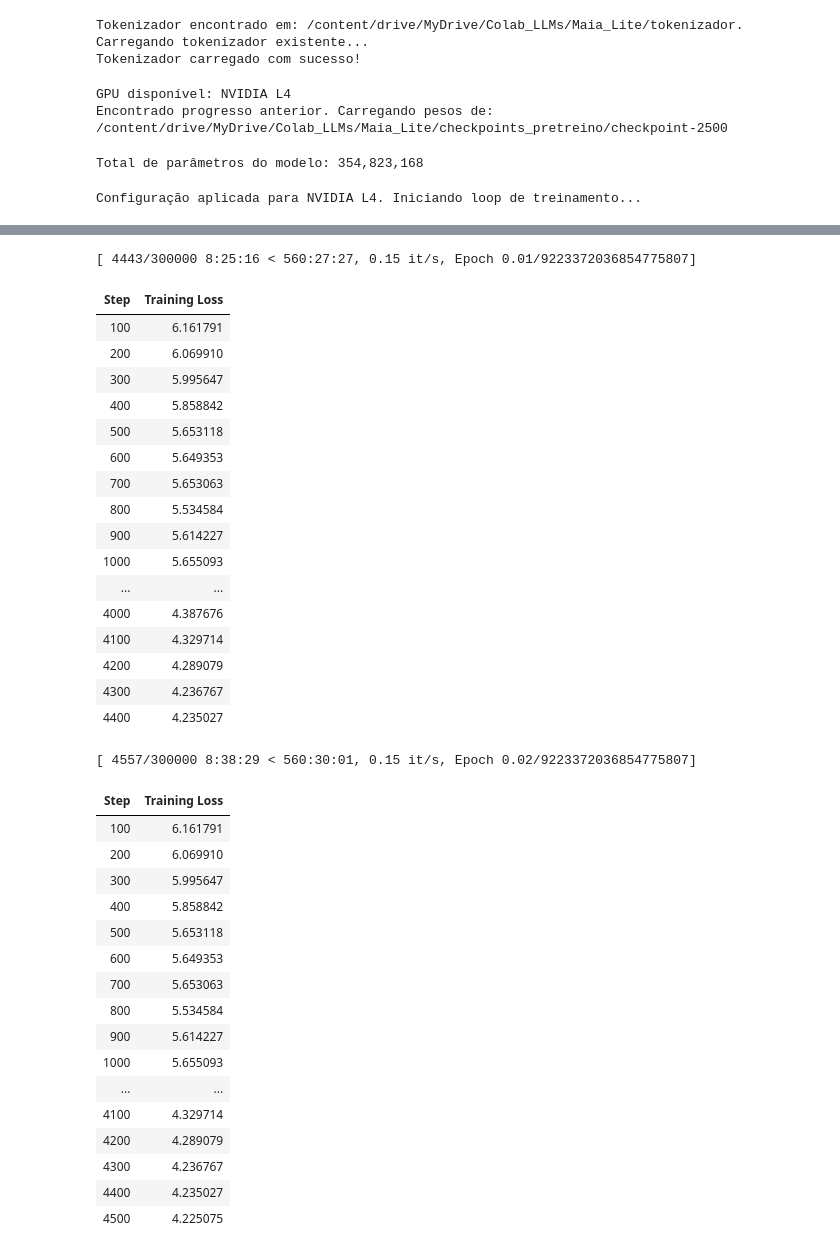
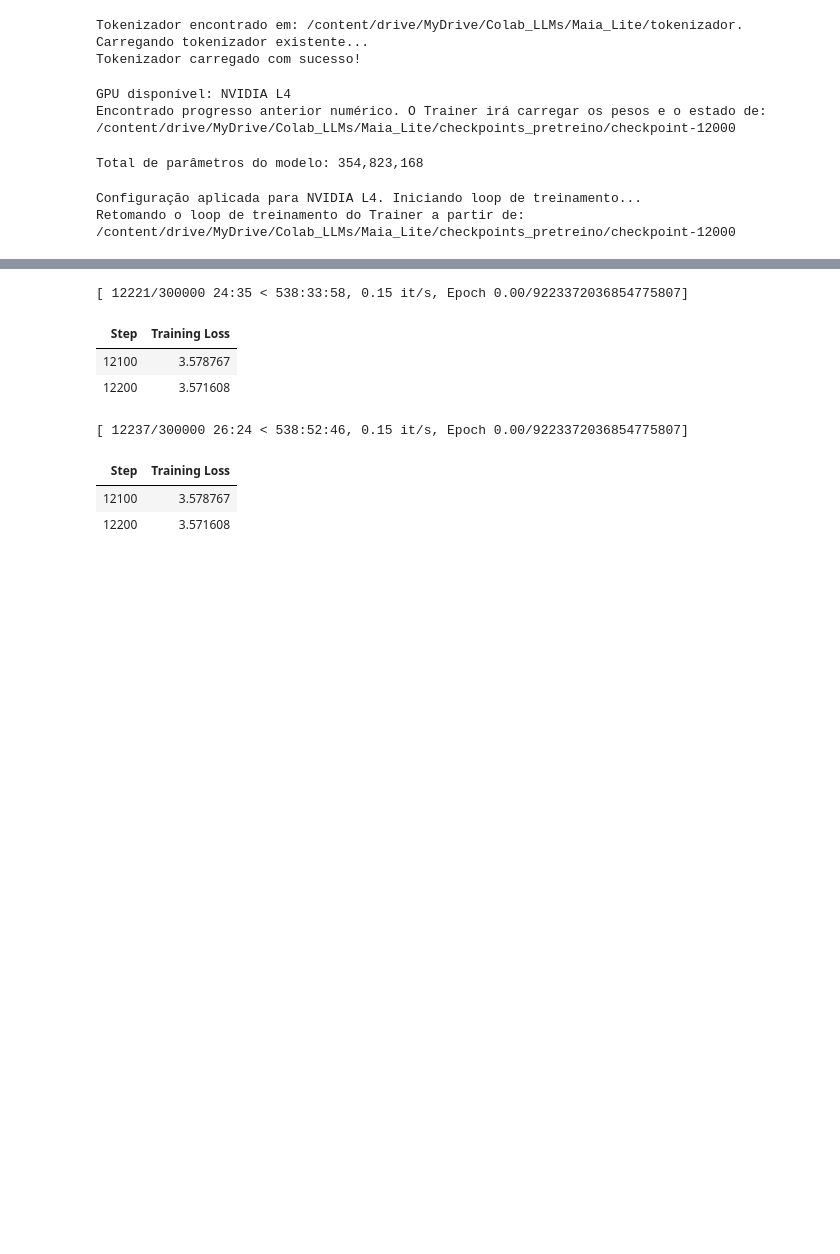
Before and after one commit to souzamonteiro/maia-lite, a Jupyter notebook: notebooks/Maia_Lite_Pre_Training.ipynb, the cells around one changed output, grey strips where cells are left out. Cells and saved outputs as stored; diff of their text form; code cells hidden in the pictures; blank space fills up the shorter version.

```diff
--- a/notebooks/Maia_Lite_Pre_Training.ipynb
+++ b/notebooks/Maia_Lite_Pre_Training.ipynb
@@ -140,11 +140,13 @@ else:
 Tokenizador encontrado em: /content/drive/MyDrive/Colab_LLMs/Maia_Lite/tokenizador. Carregando tokenizador existente...
 Tokenizador carregado com sucesso!
 # %%
+
 import os
 import torch
 import glob
 from datasets import load_dataset, interleave_datasets
 from transformers import GPT2Config, GPT2LMHeadModel, GPT2TokenizerFast, TrainingArguments, Trainer, DataCollatorForLanguageModeling
+from transformers.trainer_utils import get_last_checkpoint
 
 # Adiciona esta linha para otimização de memória do PyTorch
 os.environ["PYTORCH_CUDA_ALLOC_CONF"] = "expandable_segments:True"
@@ -166,14 +168,11 @@ else:
 # 1. Reload the tokenizer
 tokenizer = GPT2TokenizerFast.from_pretrained(pasta_tok, local_files_only=True)
 
-# 2. Localizar o checkpoint mais recente para herdar os pesos (Evita erros de transição de hardware)
-lista_checkpoints = glob.glob(os.path.join(pasta_saida, "checkpoint-*"))
+# 2. Localizar o checkpoint mais recente usando lógica numérica da Hugging Face
+ultimo_checkpoint = get_last_checkpoint(pasta_saida)
 
-if len(lista_checkpoints) > 0:
-    # Ordena para pegar a pasta com o maior número de passos (último salvo)
-    ultimo_checkpoint = max(lista_checkpoints, key=os.path.getctime)
-    print(f"Encontrado progresso anterior. Carregando pesos de: {ultimo_checkpoint}")
-
+if ultimo_checkpoint is not None:
+    print(f"Encontrado progresso anterior numérico. O Trainer irá carregar os pesos e o estado de: {ultimo_checkpoint}")
     # Carrega a estrutura de pesos já treinada anteriormente
     model = GPT2LMHeadModel.from_pretrained(ultimo_checkpoint)
 else:
@@ -248,6 +247,7 @@ training_args = TrainingArguments(
     weight_decay=0.01,
     warmup_steps=3000,
     dataloader_num_workers=2,      # Otimiza o fluxo de dados liberando a CPU do gargalo
+    ignore_data_skip=True,         # Evita travamentos longos ao tentar pular dados já vistos no streaming mode
 )
 
 trainer = Trainer(
@@ -258,13 +258,21 @@ trainer = Trainer(
 )
 
 print(f"Configuração aplicada para {nome_gpu}. Iniciando loop de treinamento...")
-trainer.train()
+
+# EXECUÇÃO INTELIGENTE DO TREINAMENTO (COM OU SEM RETOMADA)
+if ultimo_checkpoint is not None:
+    print(f"Retomando o loop de treinamento do Trainer a partir de: {ultimo_checkpoint}")
+    trainer.train(resume_from_checkpoint=ultimo_checkpoint)
+else:
+    print("Nenhum checkpoint para o Trainer restaurar. Iniciando loop do zero.")
+    trainer.train()
 
 # Save the consolidated final model
 model.save_pretrained(os.path.join(PASTA_PROJETO, "modelo_335M_final"))
 print("PRÉ-TREINO CONCLUÍDO COM SUCESSO!")
 # %% [output]
 GPU disponível: NVIDIA L4
-Encontrado progresso anterior. Carregando pesos de: /content/drive/MyDrive/Colab_LLMs/Maia_Lite/checkpoints_pretreino/checkpoint-2500
+Encontrado progresso anterior numérico. O Trainer irá carregar os pesos e o estado de: /content/drive/MyDrive/Colab_LLMs/Maia_Lite/checkpoints_pretreino/checkpoint-12000
 Total de parâmetros do modelo: 354,823,168
 Configuração aplicada para NVIDIA L4. Iniciando loop de treinamento...
+Retomando o loop de treinamento do Trainer a partir de: /content/drive/MyDrive/Colab_LLMs/Maia_Lite/checkpoints_pretreino/checkpoint-12000
@@ -272,36 +280,8 @@ Configuração aplicada para NVIDIA L4. Iniciando loop de treinamento...
-[ 4443/300000 8:25:16 < 560:27:27, 0.15 it/s, Epoch 0.01/9223372036854775807]
+[ 12221/300000 24:35 < 538:33:58, 0.15 it/s, Epoch 0.00/9223372036854775807]
 | Step | Training Loss |
-| 100 | 6.161791 |
-| 200 | 6.069910 |
-| 300 | 5.995647 |
-| 400 | 5.858842 |
-| 500 | 5.653118 |
-| 600 | 5.649353 |
-| 700 | 5.653063 |
-| 800 | 5.534584 |
-| 900 | 5.614227 |
-| 1000 | 5.655093 |
-| ... | ... |
-| 4000 | 4.387676 |
-| 4100 | 4.329714 |
-| 4200 | 4.289079 |
-| 4300 | 4.236767 |
-| 4400 | 4.235027 |
+| 12100 | 3.578767 |
+| 12200 | 3.571608 |
-[ 4557/300000 8:38:29 < 560:30:01, 0.15 it/s, Epoch 0.02/9223372036854775807]
+[ 12237/300000 26:24 < 538:52:46, 0.15 it/s, Epoch 0.00/9223372036854775807]
 | Step | Training Loss |
-| 100 | 6.161791 |
-| 200 | 6.069910 |
-| 300 | 5.995647 |
-| 400 | 5.858842 |
-| 500 | 5.653118 |
-| 600 | 5.649353 |
-| 700 | 5.653063 |
-| 800 | 5.534584 |
-| 900 | 5.614227 |
-| 1000 | 5.655093 |
-| ... | ... |
-| 4100 | 4.329714 |
-| 4200 | 4.289079 |
-| 4300 | 4.236767 |
-| 4400 | 4.235027 |
-| 4500 | 4.225075 |
+| 12100 | 3.578767 |
+| 12200 | 3.571608 |
```
Also changed, not shown: parts of 1 cell of this notebook.
